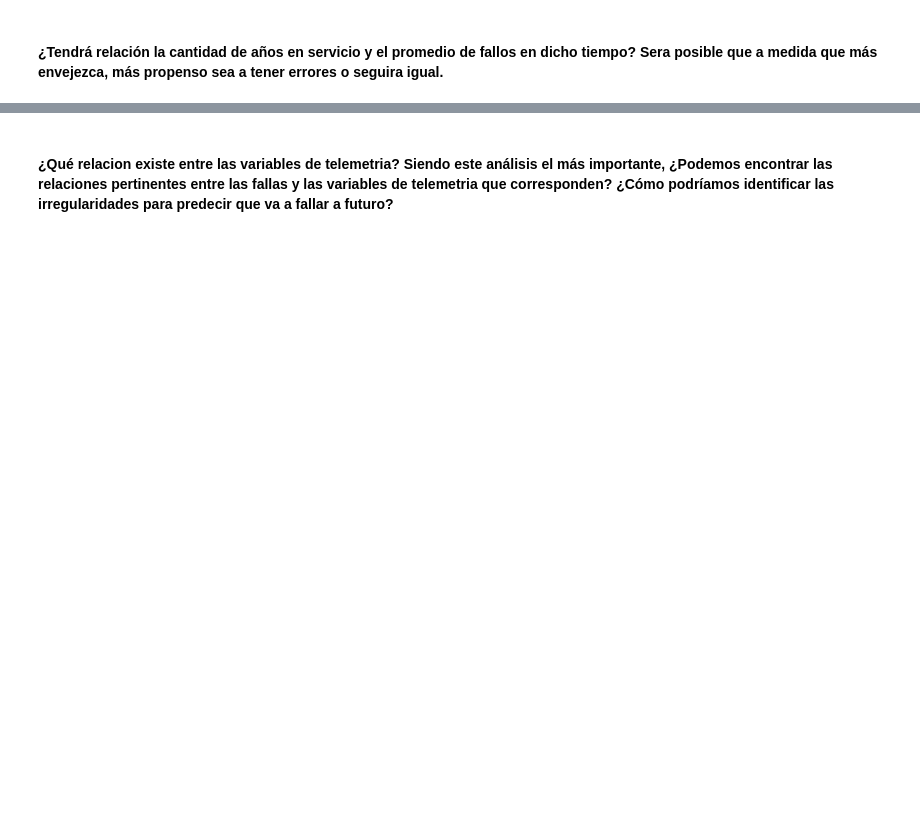
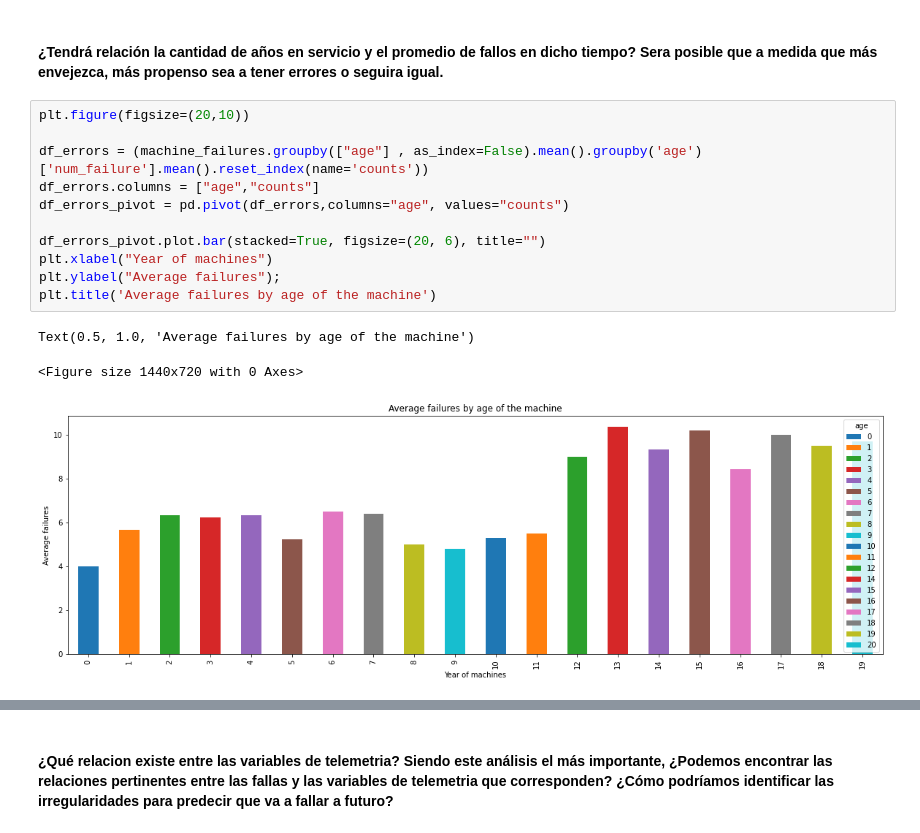
Before and after one commit to Brami01/TIC_Project_PM, a Jupyter notebook: main.ipynb, the cells around one changed output, grey strips where cells are left out. Cells and saved outputs as stored; diff of their text form; blank space fills up the shorter version.

```diff
--- a/main.ipynb
+++ b/main.ipynb
@@ -301,2 +343,17 @@ plt.ylabel("Number of Failures for models");
 # %% [markdown]
 #### ¿Tendrá relación la cantidad de años en servicio y el promedio de fallos en dicho tiempo? Sera posible que a medida que más envejezca, más propenso sea a tener errores o seguira igual.
+# %%
+plt.figure(figsize=(20,10))
+
+df_errors = (machine_failures.groupby(["age"] , as_index=False).mean().groupby('age')['num_failure'].mean().reset_index(name='counts'))
+df_errors.columns = ["age","counts"]
+df_errors_pivot = pd.pivot(df_errors,columns="age", values="counts")
+
+df_errors_pivot.plot.bar(stacked=True, figsize=(20, 6), title="")
+plt.xlabel("Year of machines")
+plt.ylabel("Average failures");
+plt.title('Average failures by age of the machine')
+# %% [output]
+Text(0.5, 1.0, 'Average failures by age of the machine')
+<Figure size 1440x720 with 0 Axes>
+[figure, added]
```
Also changed, not shown: parts of 5 cells of this notebook.
